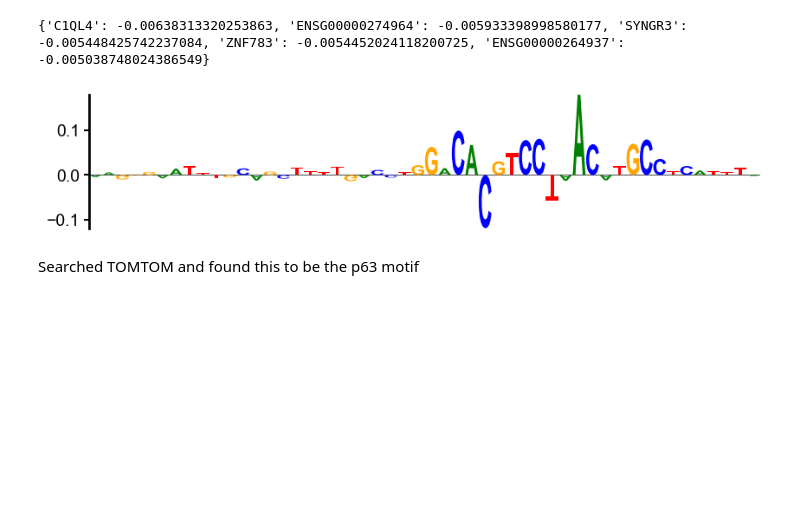
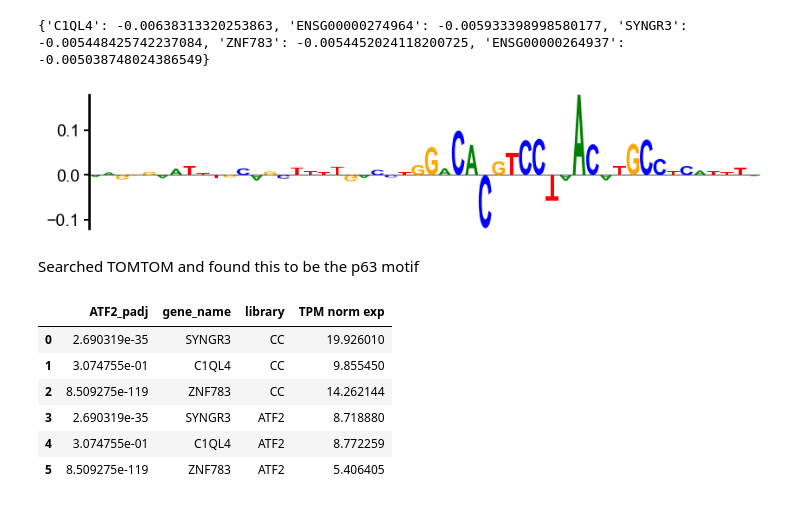
Before and after one commit to deeprob/starrseq_results, a Jupyter notebook: 7_cross_library_prediction/notebooks/0_ATF2_unique_peaks.ipynb, the cells around one changed output. Saved outputs shown, nothing was run; the diff lists cells and outputs as text; code cells hidden in the pictures; blank space fills up the shorter version.

```diff
--- a/7_cross_library_prediction/notebooks/0_ATF2_unique_peaks.ipynb
+++ b/7_cross_library_prediction/notebooks/0_ATF2_unique_peaks.ipynb
@@ -153,0 +163,10 @@ Searched TOMTOM and found this to be the p63 motif
+# %%
+plot_df
+# %% [output]
+|  | ATF2_padj | gene_name | library | TPM norm exp |
+| 0 | 2.690319e-35 | SYNGR3 | CC | 19.926010 |
+| 1 | 3.074755e-01 | C1QL4 | CC | 9.855450 |
+| 2 | 8.509275e-119 | ZNF783 | CC | 14.262144 |
+| 3 | 2.690319e-35 | SYNGR3 | ATF2 | 8.718880 |
+| 4 | 3.074755e-01 | C1QL4 | ATF2 | 8.772259 |
+| 5 | 8.509275e-119 | ZNF783 | ATF2 | 5.406405 |
```
Also changed, not shown: parts of 6 cells of this notebook, 3 other files.
